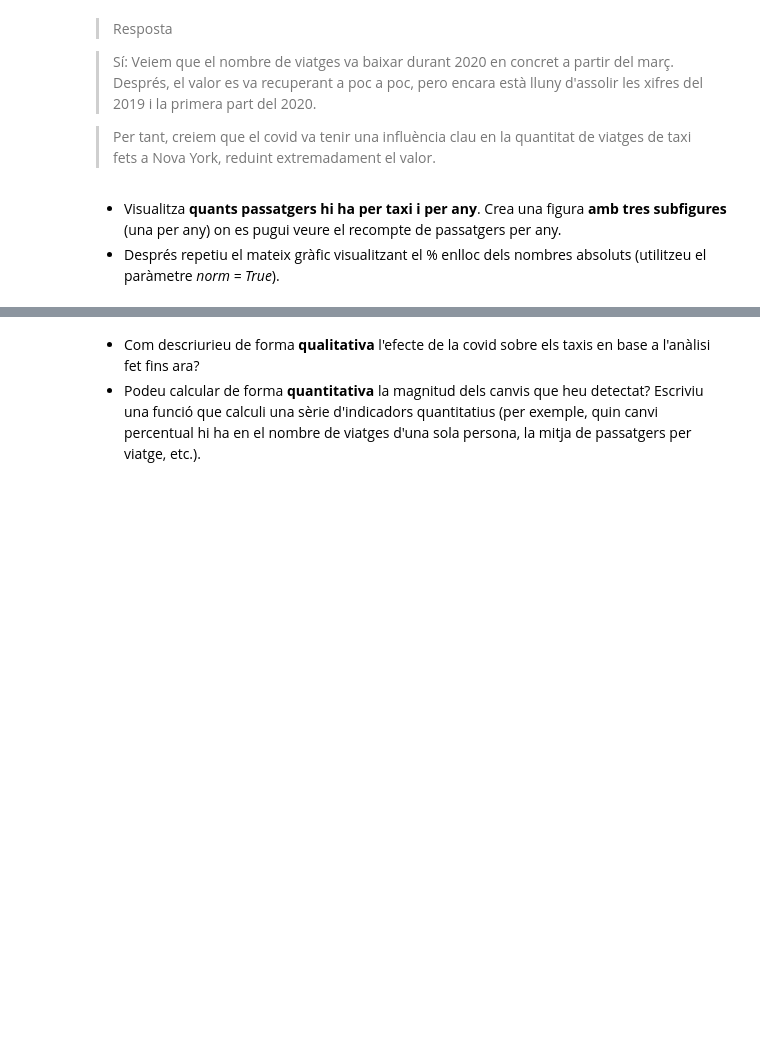
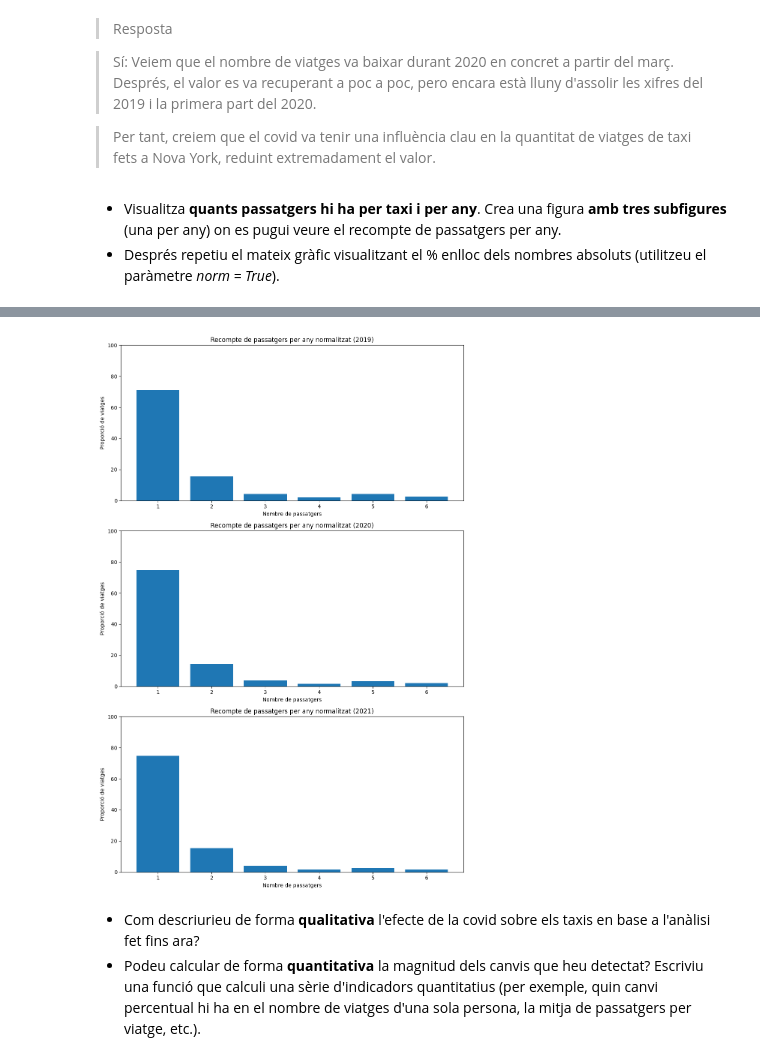
Before and after one commit to SergioEspa/p1-TNUI, a Jupyter notebook: p1_nb.ipynb, the cells around one changed output, grey strips where cells are left out. Cells and saved outputs as stored; diff of their text form; code cells hidden in the pictures; blank space fills up the shorter version.

```diff
--- a/p1_nb.ipynb
+++ b/p1_nb.ipynb
@@ -400,5 +454,12 @@ passengers_taxi_year(df,
 # %%
-# AQUÍ EL TEU CODI
+passengers_taxi_year(df,
+                     (0, 60000),
+                     'Nombre de passatgers',
+                     'Recompte de passatgers',
+                     'Recompte de passatgers per any',
+                     True)
+# %% [output]
+[figure, added]
 # %% [markdown]
 + Com descriurieu de forma **qualitativa** l'efecte de la covid sobre els taxis en base a l'anàlisi fet fins ara?
 + Podeu calcular de forma **quantitativa** la magnitud dels canvis que heu detectat? Escriviu una funció que calculi una sèrie d'indicadors quantitatius (per exemple, quin canvi percentual hi ha en el nombre de viatges d'una sola persona, la mitja de passatgers per viatge, etc.).
```
Also changed, not shown: parts of 4 cells of this notebook.
